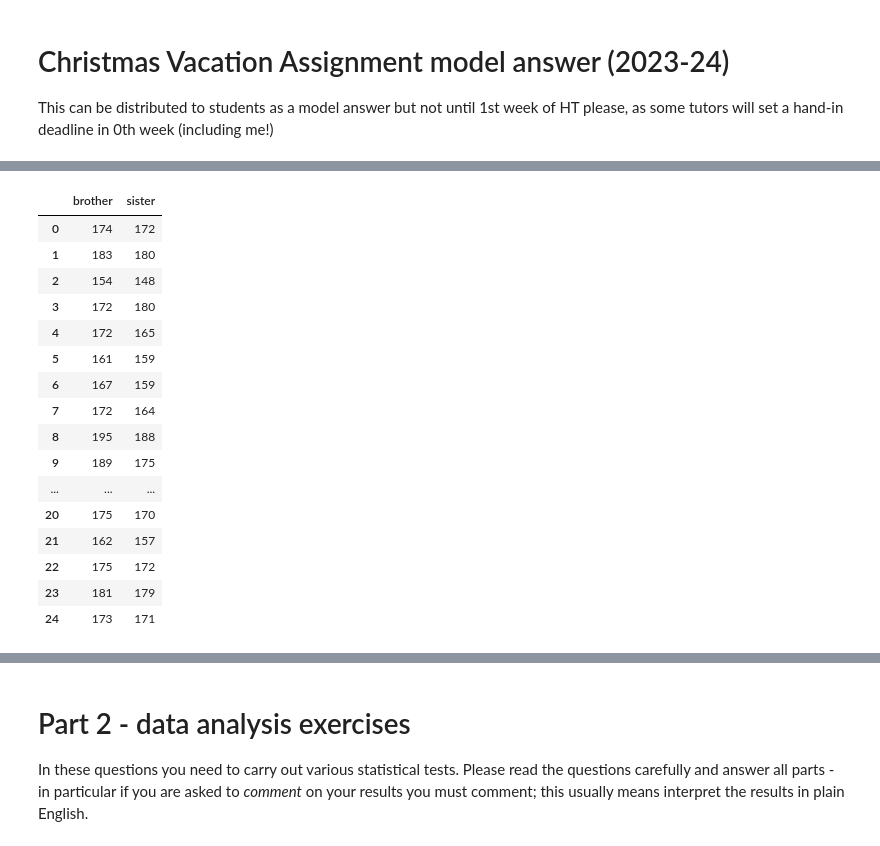
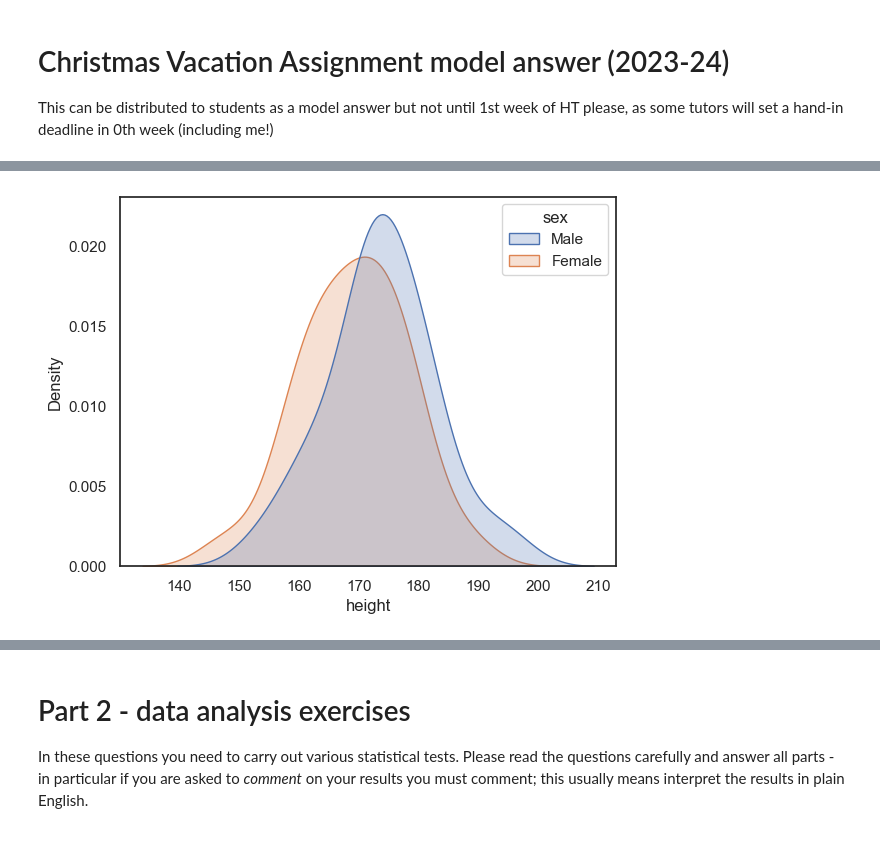
Before and after one commit to jillxoreilly/StatsCourseBook_2024, a Jupyter notebook: Chapter6_ttest/HandInAssignment_TutorNotes.ipynb, the cells around one changed output, grey strips where cells are left out. Saved outputs shown, nothing was run; the diff lists cells and outputs as text; code cells hidden in the pictures.

```diff
--- a/Chapter6_ttest/HandInAssignment_TutorNotes.ipynb
+++ b/Chapter6_ttest/HandInAssignment_TutorNotes.ipynb
@@ -69,23 +36,6 @@ heightsLongform
-# %%
-heightsWideform = pd.read_csv('https://raw.githubusercontent.com/jillxoreilly/StatsCourseBook_2024/main/data/BrotherSisterData.csv')
-heightsWideform
-# %% [output]
-|  | brother | sister |
-| 0 | 174 | 172 |
-| 1 | 183 | 180 |
-| 2 | 154 | 148 |
-| 3 | 172 | 180 |
-| 4 | 172 | 165 |
-| 5 | 161 | 159 |
-| 6 | 167 | 159 |
-| 7 | 172 | 164 |
-| 8 | 195 | 188 |
-| 9 | 189 | 175 |
-| ... | ... | ... |
-| 20 | 175 | 170 |
-| 21 | 162 | 157 |
-| 22 | 175 | 172 |
-| 23 | 181 | 179 |
-| 24 | 173 | 171 |
 # %%
 # Your code here to plot the wideform data
+sns.kdeplot(data=heightsLongform, x='height', hue='sex', fill=True)
+plt.show()
+# %% [output]
+[figure, added]
```
Also changed, not shown: parts of 38 cells of this notebook, 1 other file.
